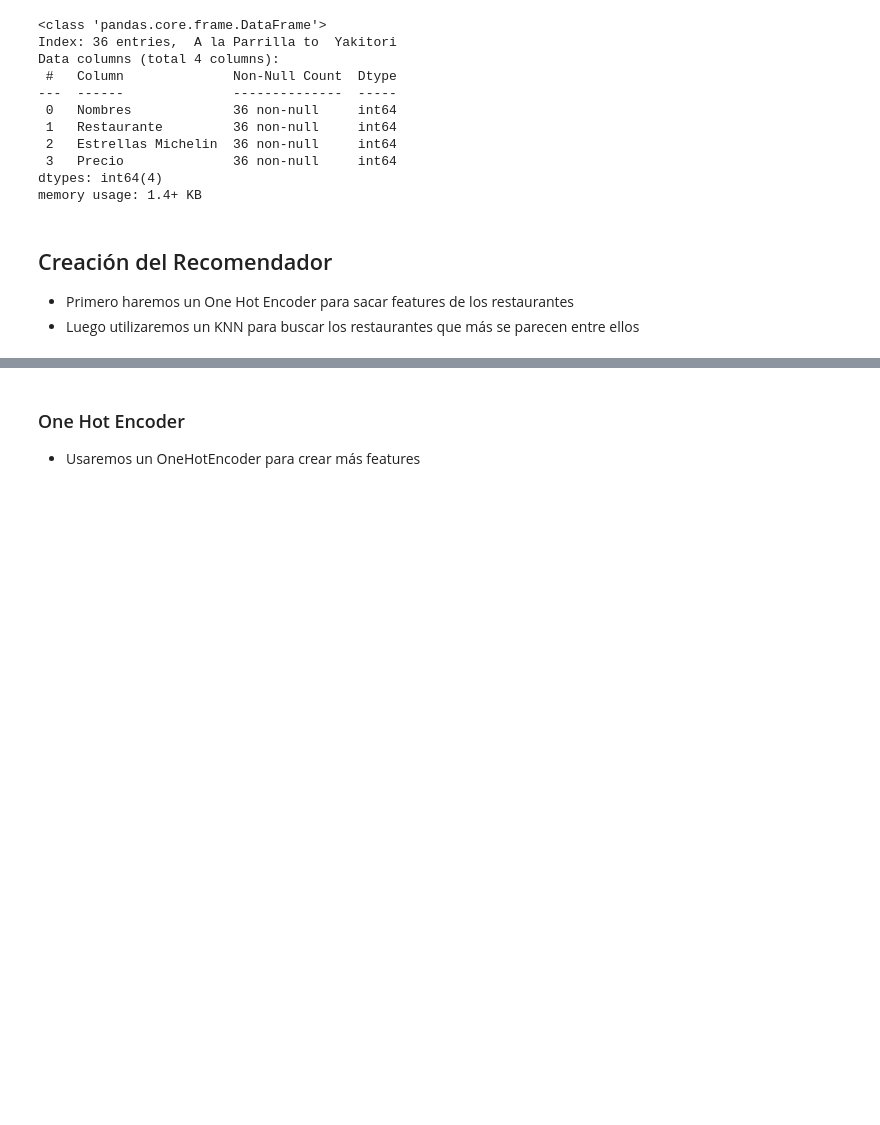
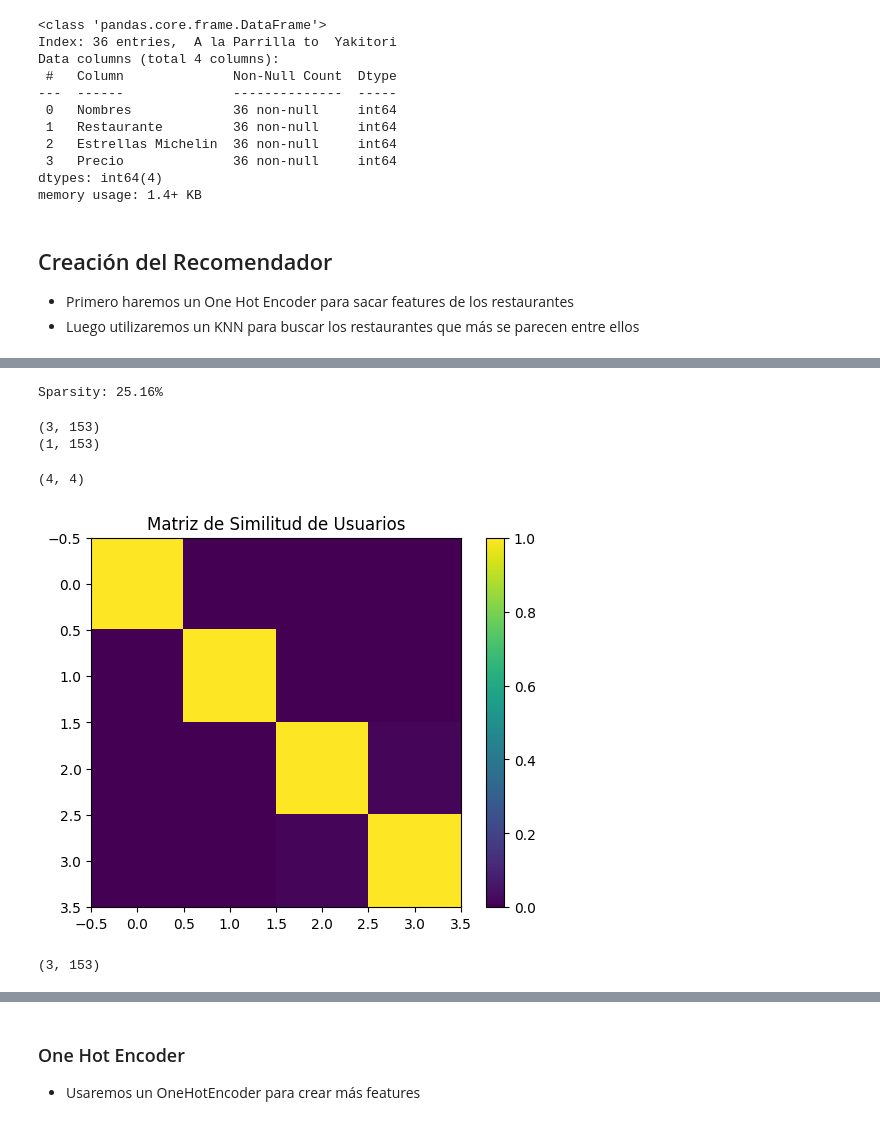
Before and after one commit to legabrielo/Recomendador, a Jupyter notebook: ML_Restaurantes.ipynb, the cells around one changed output, grey strips where cells are left out. Cells and saved outputs as stored; diff of their text form; code cells hidden in the pictures; blank space fills up the shorter version.

```diff
--- a/ML_Restaurantes.ipynb
+++ b/ML_Restaurantes.ipynb
@@ -262,0 +326,5 @@ memory usage: 1.4+ KB
+# %%
+# Creamos matriz donde cruzamos los Usuarios con los Restaurantes
+
+matriz = pd.pivot_table(fake_data, values='Valoración', index='Usuario', columns= Restaurantes['Nombres'] ).fillna(0)
+matriz
@@ -262,0 +339,34 @@ memory usage: 1.4+ KB
+# %%
+# Con esta fórmula vemos cuanto valores en 0 hay en el dataset
+ratings = matriz.values
+sparsity = float(len(ratings.nonzero()[0]))
+sparsity /= (ratings.shape[0] * ratings.shape[1])
+sparsity *= 100
+print('Sparsity: {:4.2f}%'.format(sparsity))
+# %% [output]
+Sparsity: 25.16%
+# %%
+# Dividimos en train/test
+
+ratings_train, ratings_test = train_test_split(ratings, test_size=0.25, random_state=42)
+print(ratings_train.shape)
+print(ratings_test.shape)
+# %% [output]
+(3, 153)
+(1, 153)
+# %%
+# Hacemos una matriz de similitud por las distancias de coseno
+
+sim_matrix = 1- sklearn.metrics.pairwise.cosine_distances(ratings)
+print(sim_matrix.shape)
+# %% [output]
+(4, 4)
+# %%
+# Hacemos un plot de la matriz de similitud
+
+plt.imshow(sim_matrix)
+plt.colorbar()
+plt.title('Matriz de Similitud de Usuarios')
+plt.show()
+# %% [output]
+[figure, added]
@@ -262,0 +379,4 @@ memory usage: 1.4+ KB
+# %%
+users_predictions.shape
+# %% [output]
+(3, 153)
```
Also changed, not shown: parts of 23 cells of this notebook.
